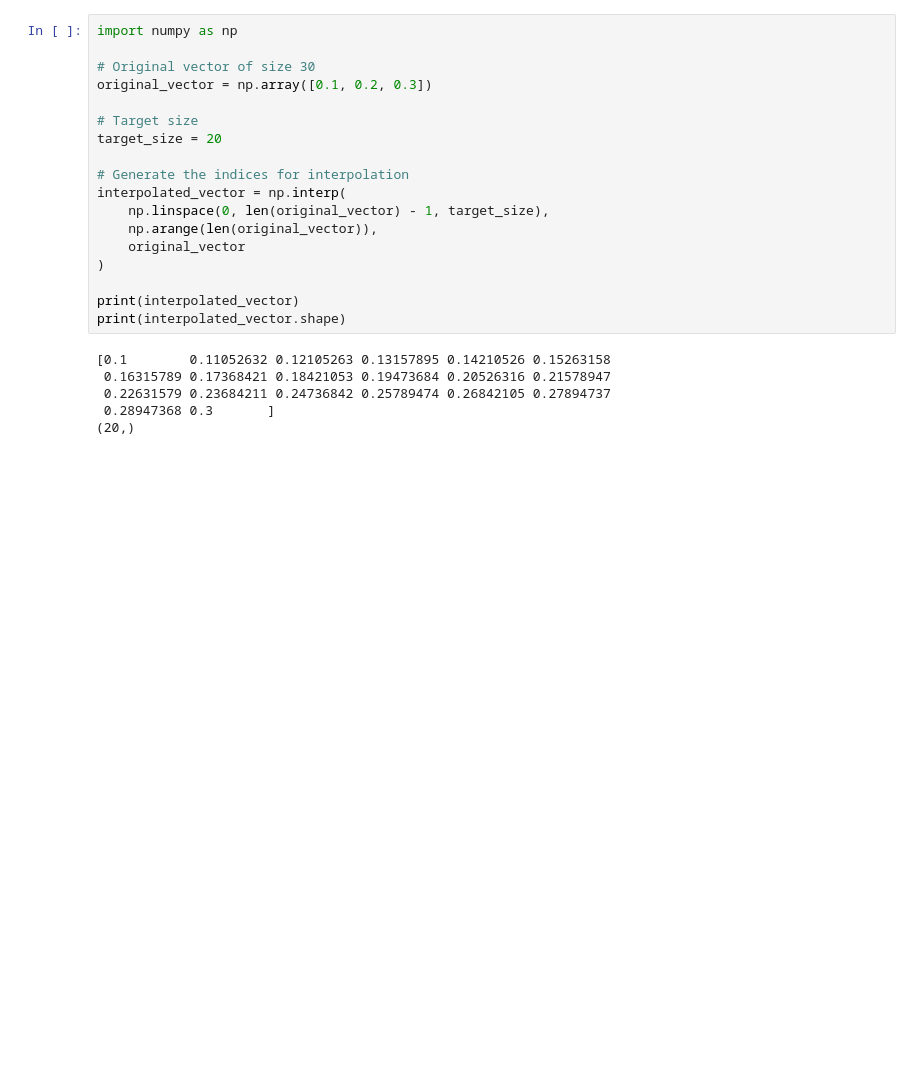
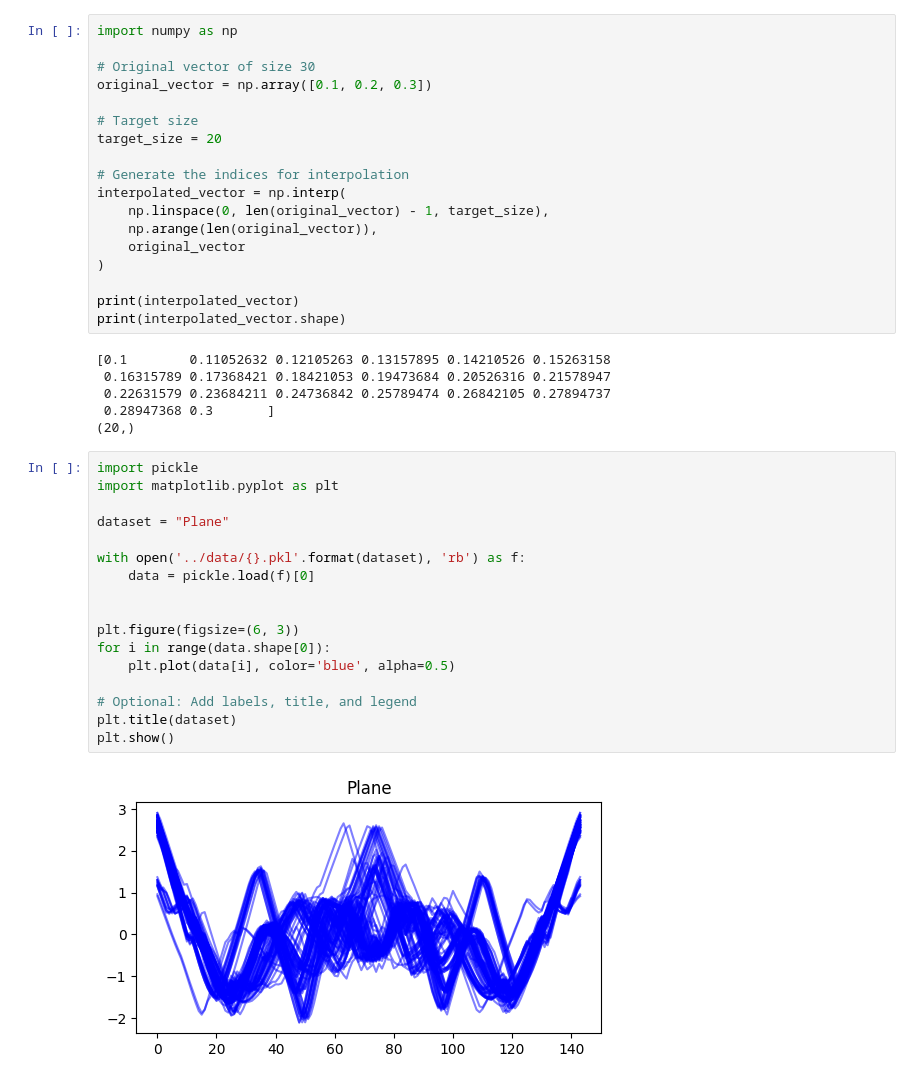
Before and after one commit to EirikVinje/saliencyserieslab, a Jupyter notebook: notebooks/plot_ts.ipynb, the cells around one changed output. Cells and saved outputs as stored; diff of their text form; blank space fills up the shorter version.

```diff
--- a/notebooks/plot_ts.ipynb
+++ b/notebooks/plot_ts.ipynb
@@ -239,3 +239,22 @@ print(interpolated_vector.shape)
  0.22631579 0.23684211 0.24736842 0.25789474 0.26842105 0.27894737
  0.28947368 0.3       ]
 (20,)
+# %%
+import pickle
+import matplotlib.pyplot as plt
+
+dataset = "Plane"
+
+with open('../data/{}.pkl'.format(dataset), 'rb') as f:
+    data = pickle.load(f)[0]
+
+
+plt.figure(figsize=(6, 3))
+for i in range(data.shape[0]):
+    plt.plot(data[i], color='blue', alpha=0.5)
+
+# Optional: Add labels, title, and legend
+plt.title(dataset)
+plt.show()
+# %% [output]
+[figure, added]
```
Also changed, not shown: 5 other files.
